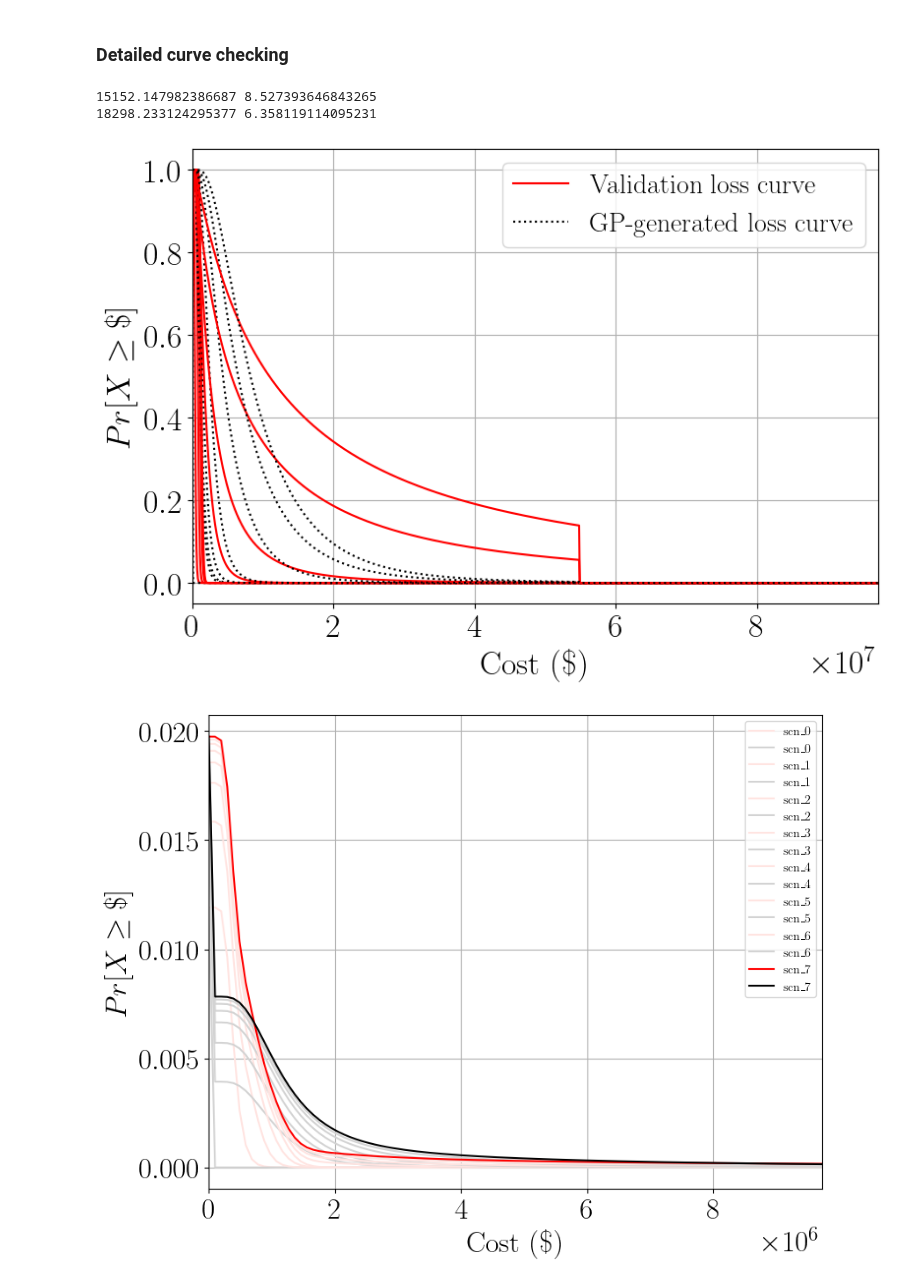
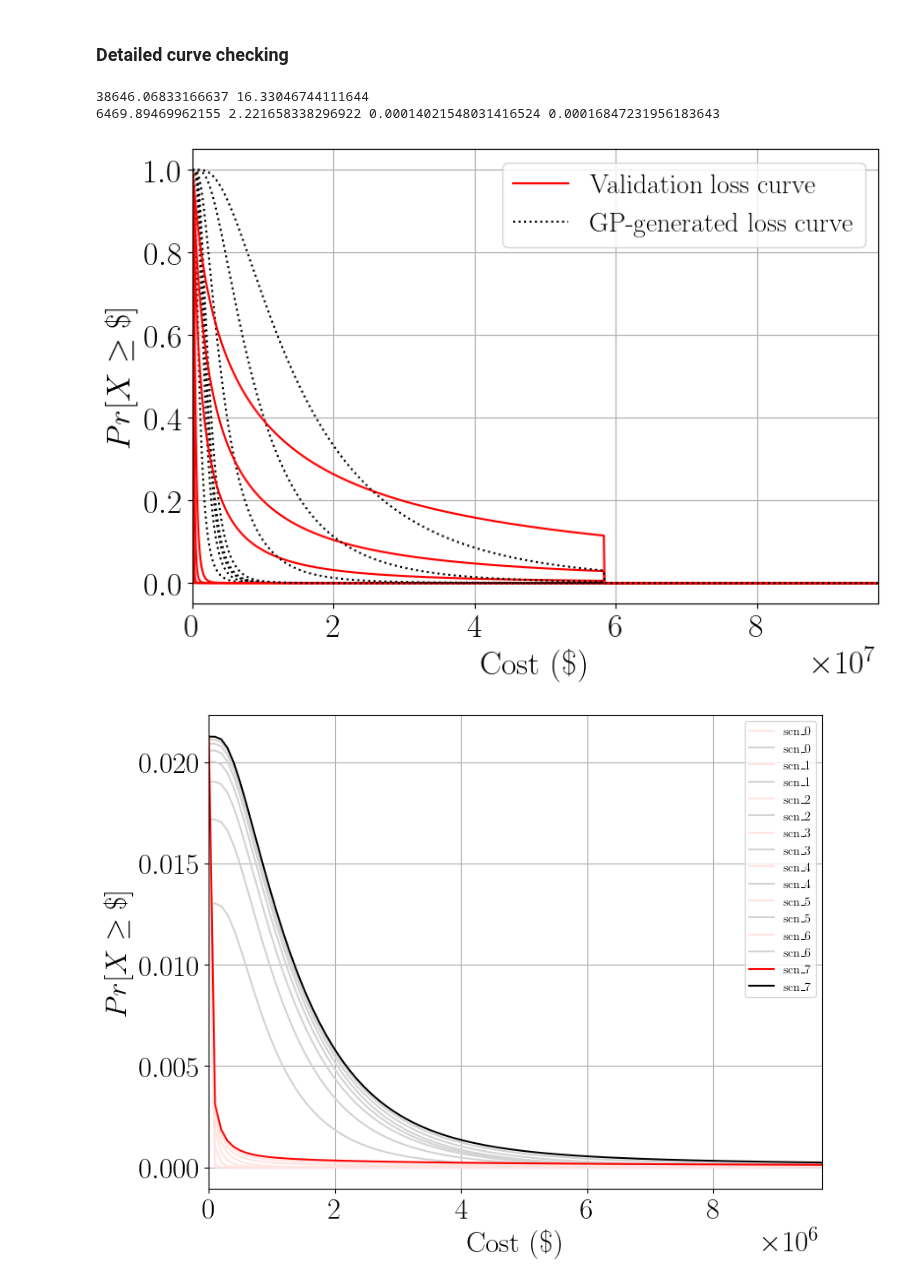
Before and after one commit to hgp297/isol-sys-database, a Jupyter notebook: src/analyses/time_anly.ipynb, the cells around one changed output. Drawn from its saved outputs; the diff is of its cells as text; code cells hidden in the pictures.

```diff
--- a/src/analyses/time_anly.ipynb
+++ b/src/analyses/time_anly.ipynb
@@ -2458,36 +2496,36 @@ def validate_lifetime_loss(val_results, hazard_curves, impact_clfs, cost_regs, t
 # mcac_mf_tfp, mcat_mf_tfp, mcac_ratio_mf_tfp, mcat_ratio_mf_tfp = validate_lifetime_loss(
 #     mf_tfp_val_results, site_hazard_curves,
 #     impact_clfs=impact_classification_mdls,
 #     cost_regs=cost_regression_mdls,
 #     time_regs=time_regression_mdls,
 #     beta_regs=beta_regression_mdls)
 
 
 # mcac_mf_lrb, mcat_mf_lrb, mcac_ratio_mf_lrb, mcat_ratio_mf_lrb = validate_lifetime_loss(
 #     mf_lrb_val_results, site_hazard_curves,
 #     impact_clfs=impact_classification_mdls,
 #     cost_regs=cost_regression_mdls,
 #     time_regs=time_regression_mdls,
 #     beta_regs=beta_regression_mdls)
 
 # mcac_cbf_tfp, mcat_cbf_tfp, mcac_ratio_cbf_tfp, mcat_ratio_cbf_tfp = validate_lifetime_loss(
 #     cbf_tfp_val_results, site_hazard_curves,
 #     impact_clfs=impact_classification_mdls,
 #     cost_regs=cost_regression_mdls,
 #     time_regs=time_regression_mdls,
 #     beta_regs=beta_regression_mdls)
 
 
 mcac_val, mcat_val, mcac_ratio_val, mcat_ratio_val = validate_lifetime_loss(
-    mf_tfp_val_results, site_hazard_curves,
+    cbf_lrb_val_results, site_hazard_curves,
     impact_clfs=impact_classification_mdls,
     cost_regs=cost_regression_mdls,
     time_regs=time_regression_mdls,
     beta_regs=beta_regression_mdls, plot_me=True)
 
-print(mcac_val, mcat_val)
+print(mcac_val, mcat_val, mcac_ratio_val, mcat_ratio_val)
 # %% [output]
-15152.147982386687 8.527393646843265
-18298.233124295377 6.358119114095231
+38646.06833166637 16.33046744111644
+6469.89469962155 2.221658338296922 0.00014021548031416524 0.00016847231956183643
-[figure, old version]
+[figure, new version]
-[figure, old version]
+[figure, new version]
```
Also changed, not shown: parts of 11 cells of this notebook, 1 other file.
